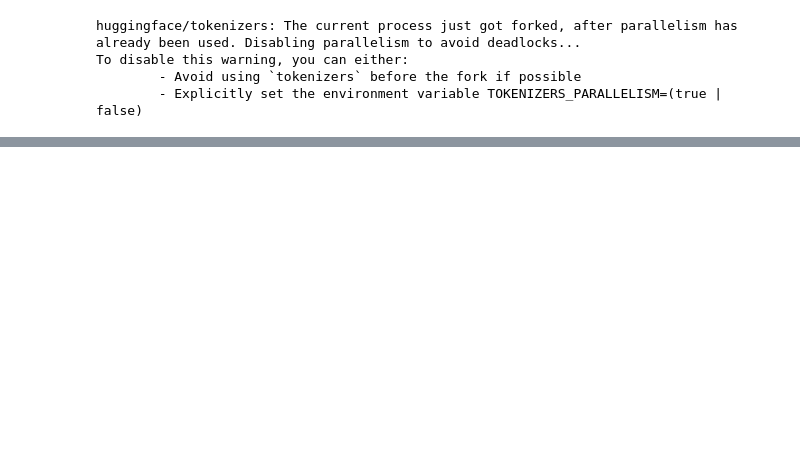
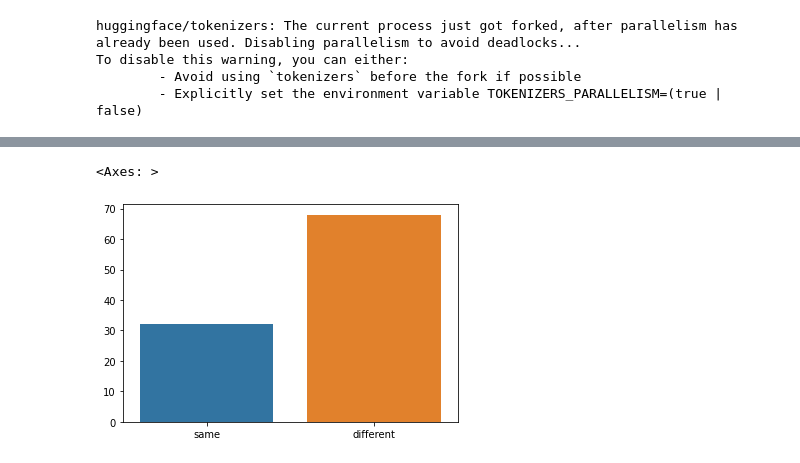
Before and after one commit to shahules786/ragas, a Jupyter notebook: experiments/assesments/metrics_assesments.ipynb, the cells around one changed output, grey strips where cells are left out. Saved outputs shown, nothing was run; the diff lists cells and outputs as text; code cells hidden in the pictures; blank space fills up the shorter version.

```diff
--- a/experiments/assesments/metrics_assesments.ipynb
+++ b/experiments/assesments/metrics_assesments.ipynb
@@ -886,0 +910,5 @@ array(["d to re-voice some scenes from the anime , including Sasuke 's departure
+# %%
+sns.barplot(x=["same","different"],y=[32,68])
+# %% [output]
+<Axes: >
+[figure, added]
```
Also changed, not shown: parts of 23 cells of this notebook.
